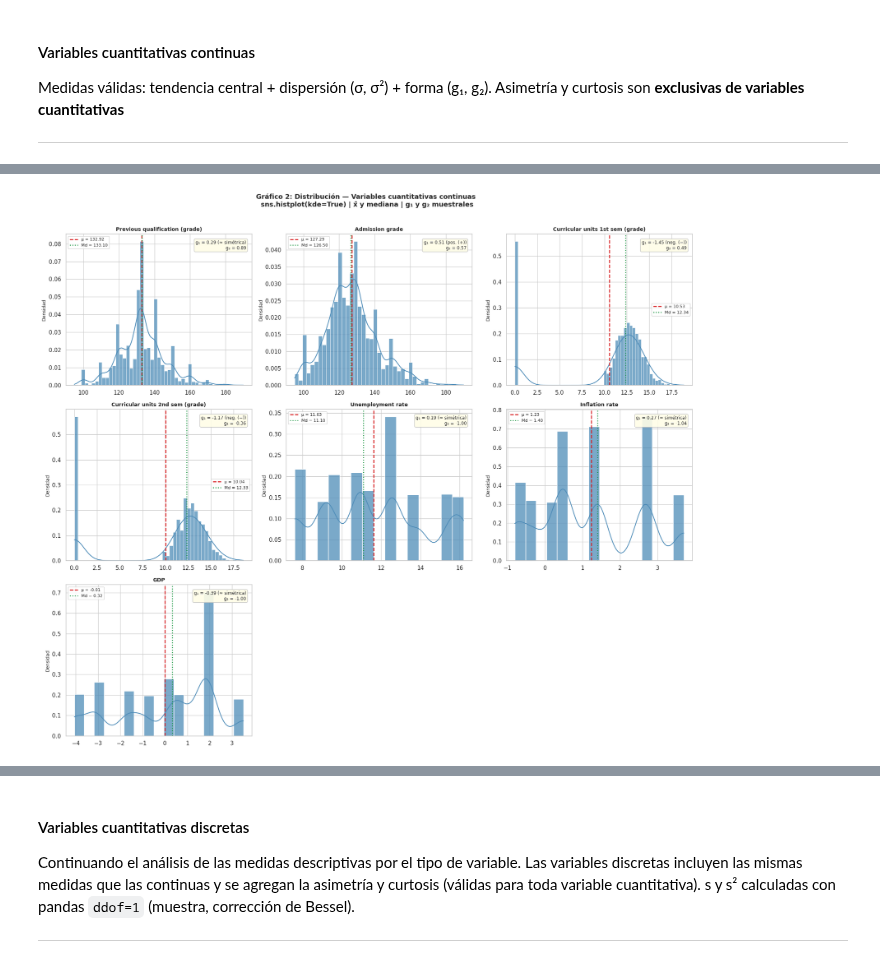
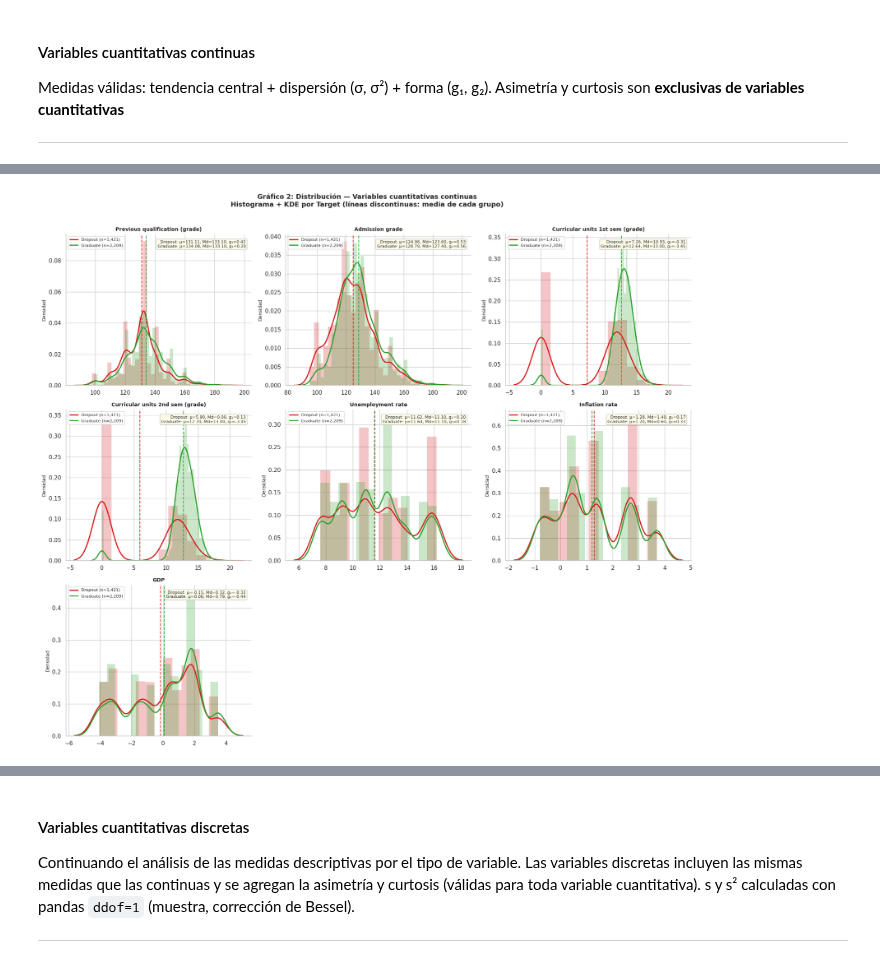
Before and after one commit to ffarina11/proyecto-grupo7-mcdi501, a Jupyter notebook: notebooks/S1_abandono_academico_grupo_7.ipynb, the cells around one changed output, grey strips where cells are left out. Saved outputs shown, nothing was run; the diff lists cells and outputs as text; code cells hidden in the pictures.

```diff
--- a/notebooks/S1_abandono_academico_grupo_7.ipynb
+++ b/notebooks/S1_abandono_academico_grupo_7.ipynb
@@ -590,56 +610,78 @@ resumen_continuas
 # %%
 # ============================================================
 # VISUALIZACIÓN —  VARIABLES CUANTITATIVAS CONTINUAS
 # sns.histplot(kde=True) : gráfico recomendado para 1 variable continua
 # ============================================================
 
-COLOR_HIST  = "#4E8CB8"
-COLOR_MEDIA = "#D7191C"
-COLOR_MED   = "#1A9641"
+
+PALETTE_T = {'Dropout': '#D7191C', 'Graduate': '#2CA02C'}
 
 n_cols = 3
 n_rows = math.ceil(len(vars_continuas) / n_cols)
 
 fig, axes = plt.subplots(n_rows, n_cols, figsize=(18, 5 * n_rows))
 axes = axes.flatten()
 
 for i, col in enumerate(vars_continuas):
-    ax    = axes[i]
-    datos = df_binario[col].dropna().astype(float)
+    ax = axes[i]
 
-    sns.histplot(data=df_binario, x=col, kde=True, stat="density",
-                 color=COLOR_HIST, edgecolor="white", alpha=0.75, ax=ax)
+    lineas_info = []
+    for target in ['Dropout', 'Graduate']:
+        datos_g = df_binario.loc[df_binario['Target'] == target, col].dropna().astype(float)
+        if datos_g.empty:
+            continue
 
-    mu  = float(datos.mean())
-    med = float(datos.median())
-    ax.axvline(mu,  color=COLOR_MEDIA, linestyle="--", lw=1.8,
-               label=f"μ = {mu:.2f}")
-    ax.axvline(med, color=COLOR_MED,   linestyle=":",  lw=1.8,
-               label=f"Md = {med:.2f}")
+        # Histograma tenue + KDE marcada (reduce el ruido del solapamiento)
+        sns.histplot(
+            x=datos_g,
+            stat='density',
+            color=PALETTE_T[target],
+            edgecolor='none',
+            alpha=0.25,
+            ax=ax
+        )
+        sns.kdeplot(
+            x=datos_g,
+            color=PALETTE_T[target],
+            lw=2.2,
+            ax=ax,
+            label=f'{target} (n={len(datos_g):,})'
+        )
 
-    g1 = float(datos.skew())          # pandas — corrección muestral
-    g2 = float(datos.kurt())          # pandas — corrección muestral
-    asim = "≈ simétrica" if abs(g1) < 0.5 else ("pos. (+)" if g1 > 0 else "neg. (−)")
+        # Media por grupo (línea discontinua del color del grupo)
+        mu_g = float(datos_g.mean())
+        ax.axvline(mu_g, color=PALETTE_T[target], linestyle='--', lw=1.5, alpha=0.9)
+
+        g1 = float(datos_g.skew())
+        lineas_info.append(f'{target}: μ={mu_g:.2f}, Md={datos_g.median():.2f}, g₁={g1:.2f}')
+
+    # Caja de estadísticos por grupo
     ax.annotate(
-        f"g₁ = {g1:.2f} ({asim})\ng₂ = {g2:.2f}",
-        xy=(0.97, 0.96), xycoords="axes fraction",
-        ha="right", va="top", fontsize=8.5,
-        bbox=dict(boxstyle="round,pad=0.3", fc="#FFFDE7", ec="#BDBDBD", alpha=0.9)
+        '\n'.join(lineas_info),
+        xy=(0.97, 0.96), xycoords='axes fraction',
+        ha='right', va='top', fontsize=8,
+        bbox=dict(boxstyle='round,pad=0.3', fc='#FFFDE7', ec='#BDBDBD', alpha=0.9)
     )
 
-    ax.set_title(col, fontsize=10, fontweight="bold")
-    ax.set_xlabel(""); ax.set_ylabel("Densidad", fontsize=9)
-    ax.legend(fontsize=8)
+    ax.set_title(col, fontsize=10, fontweight='bold')
+    ax.set_xlabel('')
+    ax.set_ylabel('Densidad', fontsize=9)
+    ax.legend(fontsize=8, loc='upper left')
+    ax.spines['top'].set_visible(False)
+    ax.spines['right'].set_visible(False)
 
 for j in range(len(vars_continuas), len(axes)):
     axes[j].set_visible(False)
 
-fig.suptitle("Gráfico 2: Distribución — Variables cuantitativas continuas \n"
-             "sns.histplot(kde=True) | x̄ y mediana | g₁ y g₂ muestrales",
-             fontsize=13, fontweight="bold", y=1.01)
-plt.tight_layout(); plt.show()
+fig.suptitle(
+    'Gráfico 2: Distribución — Variables cuantitativas continuas\n'
+    'Histograma + KDE por Target (líneas discontinuas: media de cada grupo)',
+    fontsize=13, fontweight='bold', y=1.01
+)
+plt.tight_layout()
+plt.show()
 # %% [output]
-[figure, old version]
+[figure, new version]
 # %% [markdown]
 #### Interpretación — Variables cuantitativas continuas
 
```
Also changed, not shown: parts of 12 cells of this notebook.
